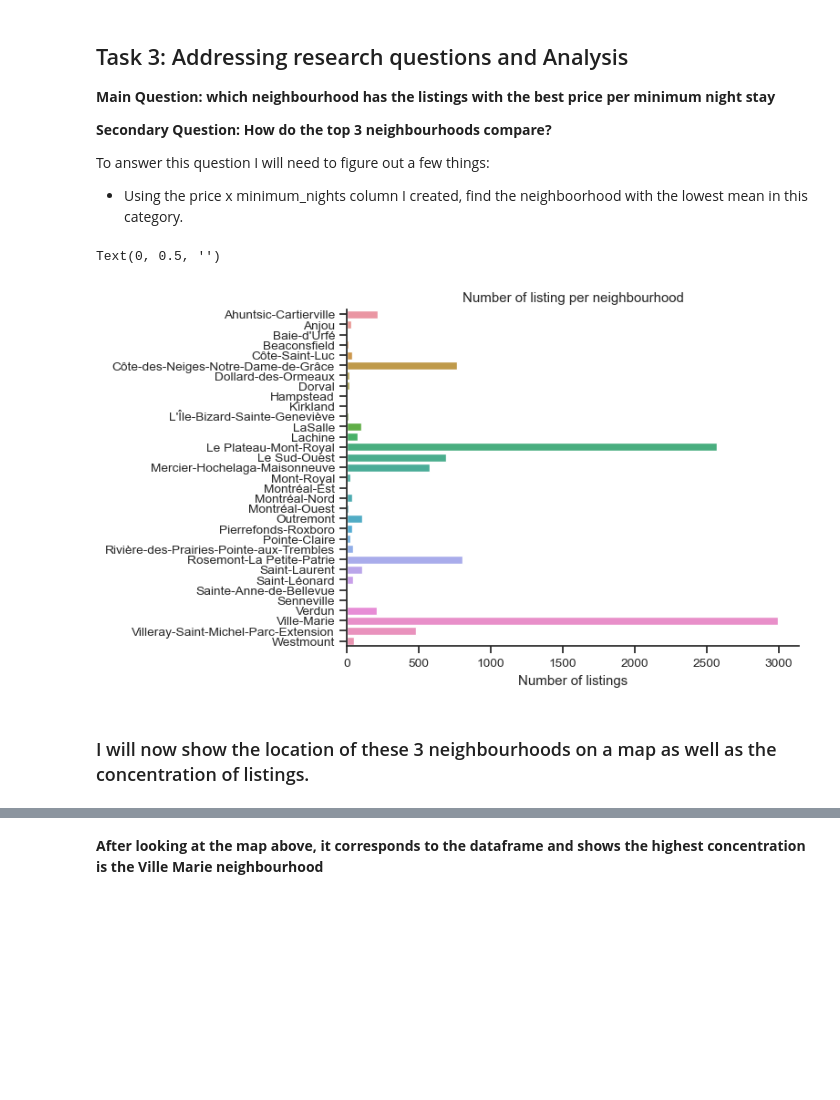
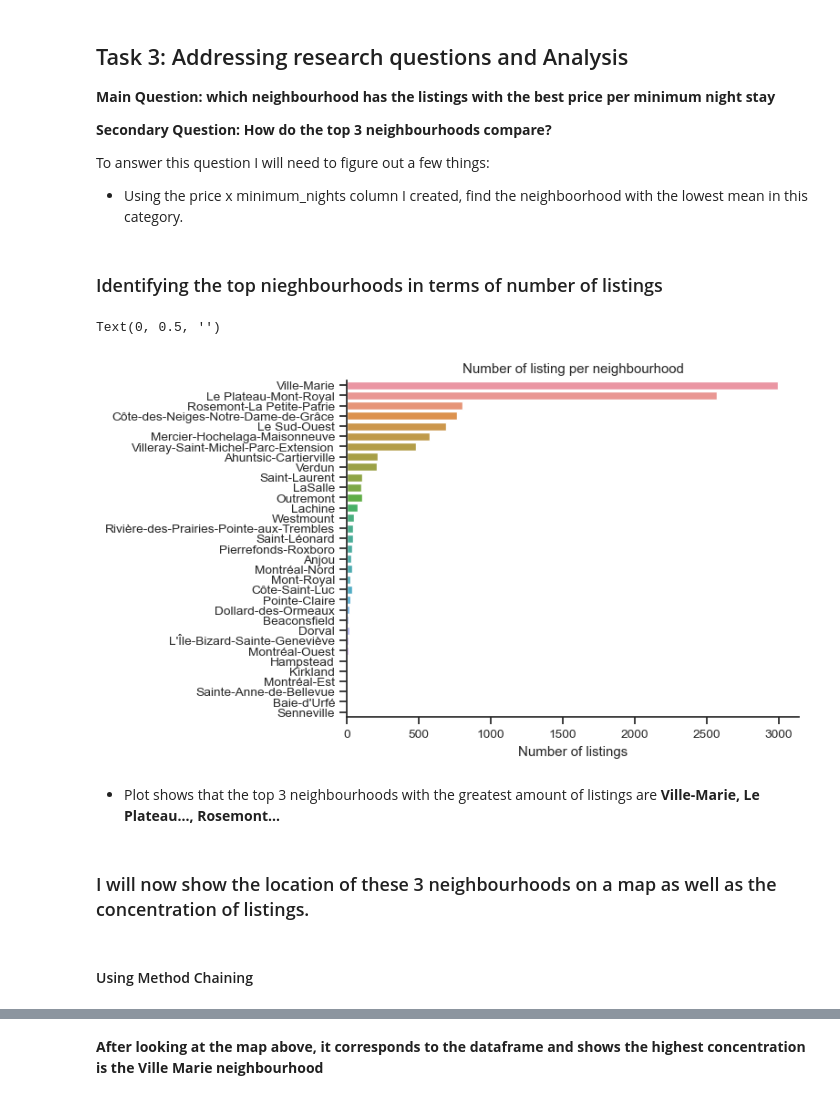
Before and after one commit to ubco-W2022T2-data301/project-group-group21, a Jupyter notebook: analysis/analysis3.ipynb, the cells around one changed output, grey strips where cells are left out. Saved outputs shown, nothing was run; the diff lists cells and outputs as text; code cells hidden in the pictures; blank space fills up the shorter version.

```diff
--- a/analysis/analysis3.ipynb
+++ b/analysis/analysis3.ipynb
@@ -102,12 +109,12 @@ sns.set_theme(style="ticks", font_scale=0.9,)
 
 plt.rc("axes.spines", top=False, right=False)
 
-nhvsp=sns.countplot(y="neighbourhood",data=df,order=nhs)
-nhvsp.set_title("Number of listing per neighbourhood")
+sorted_order = df['neighbourhood'].value_counts().sort_values(ascending=False).index
+
+nhvsp = sns.countplot(y="neighbourhood", data=df, order=sorted_order)
+
+nhvsp.set_title("Number of listings per neighborhood")
 nhvsp.set_xlabel("Number of listings")
 nhvsp.set_ylabel("")
-
-##Plot shows that the top 3 neighbourhoods with the greatest amount of listings are Ville-Marie, Le Plateau..., Cote-des-Neiges...
-##The amount of listings for example, Ville-Marie with 4000+ seems to be excessive for a single neighbourhood; could be an error.
 # %% [output]
 Text(0, 0.5, '')
@@ -369,16 +406,17 @@ pt.load_and_process('../data/raw/montreal_listings.csv')
 
 To answer this question I will need to figure out a few things:
 - Using the price x minimum_nights column I created, find the neighboorhood with the lowest mean in this category.
+# %% [markdown]
+### Identifying the top nieghbourhoods in terms of number of listings
 # %%
-#I will see the top neighboorhoods in terms of listings
 sns.set_theme(style="ticks", font_scale=0.9,)
 
 plt.rc("axes.spines", top=False, right=False)
 
-nhvsp=sns.countplot(y="neighbourhood",data=df4,order=nhs)
+nhvsp = sns.countplot(y="neighbourhood", data=df4, order=sorted_order)
 nhvsp.set_title("Number of listing per neighbourhood")
 nhvsp.set_xlabel("Number of listings")
 nhvsp.set_ylabel("")
 # %% [output]
 Text(0, 0.5, '')
-[figure, old version]
+[figure, new version]
@@ -387,2 +423,4 @@ Text(0, 0.5, '')
+# %% [markdown]
+- Plot shows that the top 3 neighbourhoods with the greatest amount of listings are **Ville-Marie, Le Plateau..., Rosemont...**
 # %% [markdown]
 ### I will now show the location of these 3 neighbourhoods on a map as well as the concentration of listings.
@@ -394,0 +427,2 @@ new_df43 = df4.loc[lambda x: x['neighbourhood']=="Côte-des-Neiges-Notre-Dame-de
+# %% [markdown]
+#### Using Method Chaining
```
Also changed, not shown: parts of 49 cells of this notebook.
